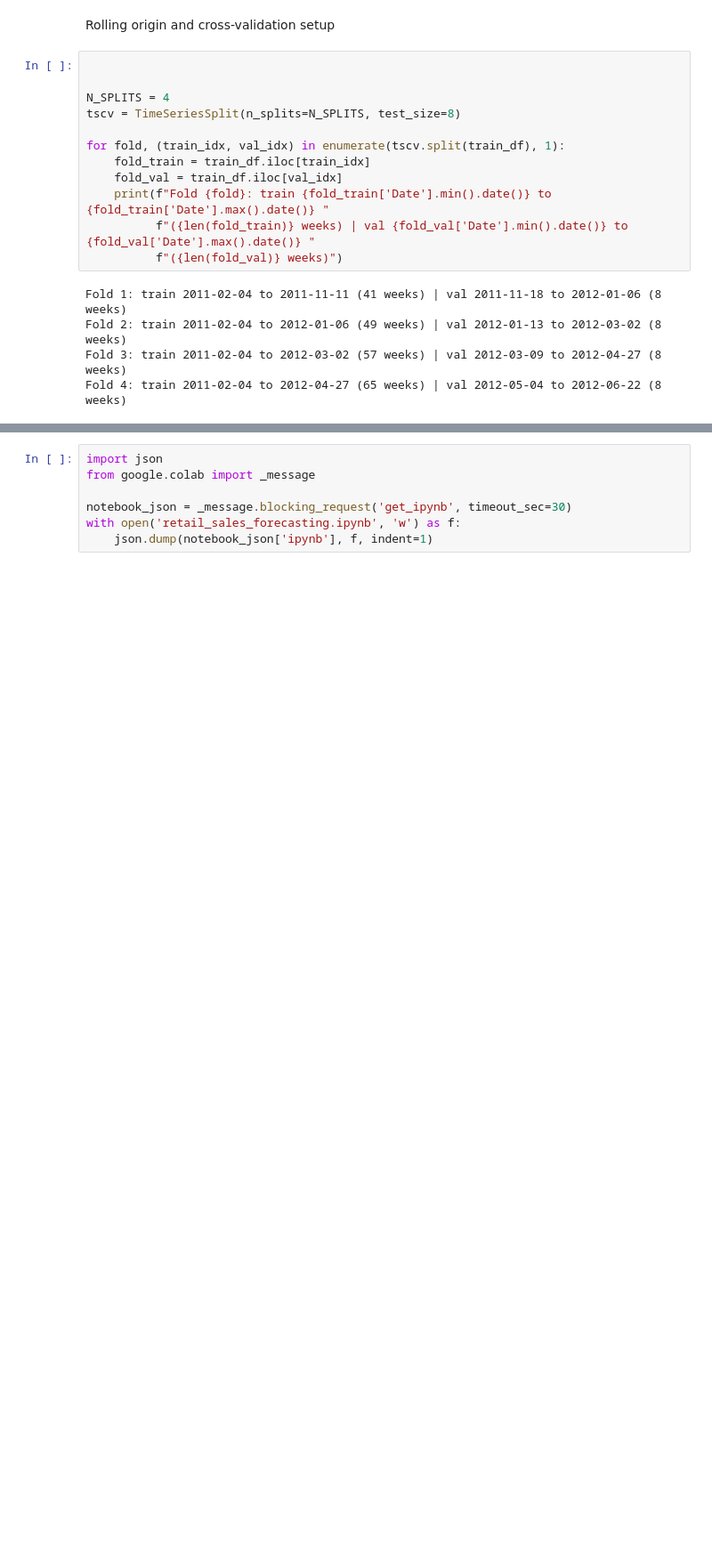
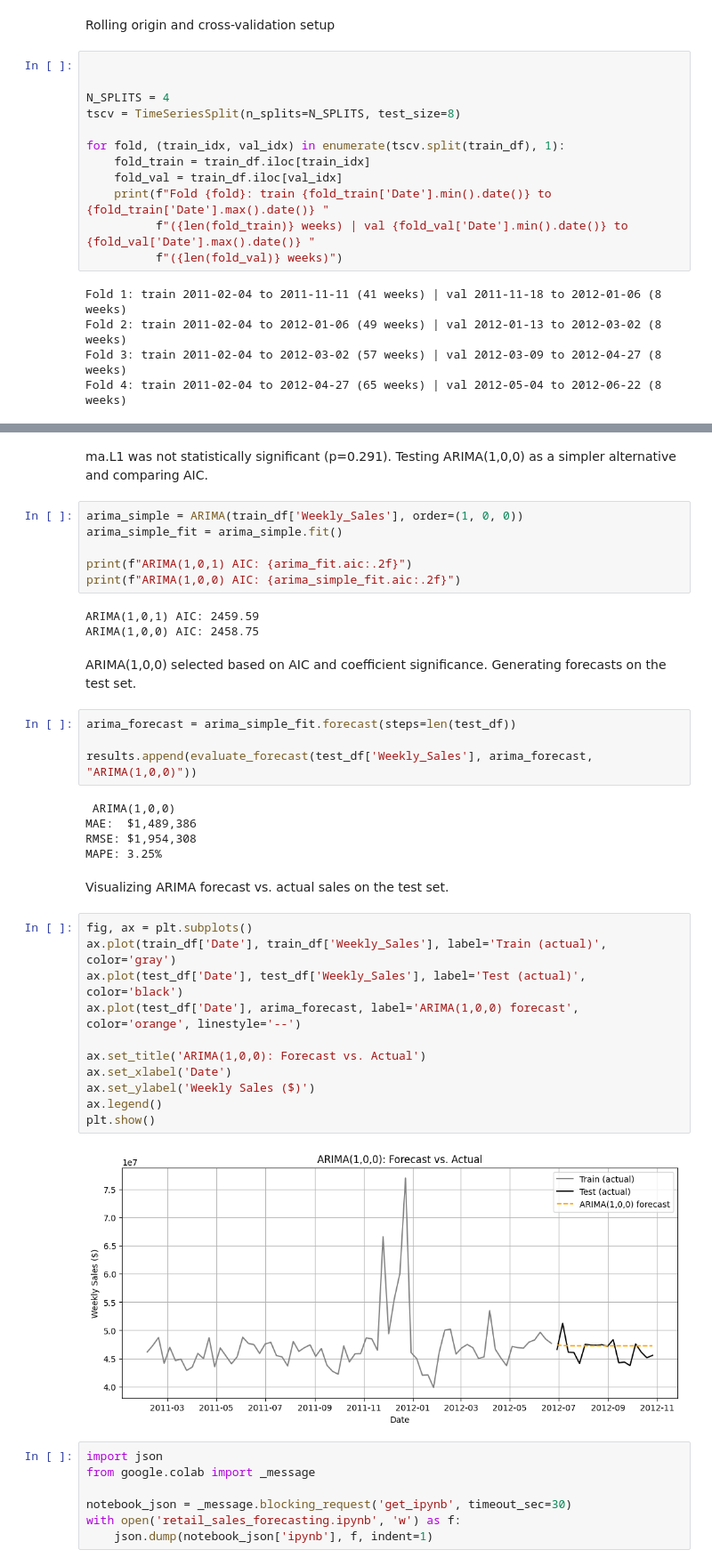
Before and after one commit to Bassey-data/Retail-sales-forecasting, a Jupyter notebook: retail_sales_forecasting.ipynb, the cells around one changed output, grey strips where cells are left out. Shown at 89% size. Saved outputs shown, nothing was run; the diff lists cells and outputs as text; blank space fills up the shorter version.

```diff
--- a/retail_sales_forecasting.ipynb
+++ b/retail_sales_forecasting.ipynb
@@ -532,3 +600,42 @@ Fold 4: train 2011-02-04 to 2012-04-27 (65 weeks) | val 2012-05-04 to 2012-06-22
+# %% [markdown]
+ma.L1 was not statistically significant (p=0.291). Testing ARIMA(1,0,0) as a simpler
+alternative and comparing AIC.
+# %%
+arima_simple = ARIMA(train_df['Weekly_Sales'], order=(1, 0, 0))
+arima_simple_fit = arima_simple.fit()
+
+print(f"ARIMA(1,0,1) AIC: {arima_fit.aic:.2f}")
+print(f"ARIMA(1,0,0) AIC: {arima_simple_fit.aic:.2f}")
+# %% [output]
+ARIMA(1,0,1) AIC: 2459.59
+ARIMA(1,0,0) AIC: 2458.75
+# %% [markdown]
+ARIMA(1,0,0) selected based on AIC and coefficient significance. Generating forecasts on
+the test set.
+# %%
+arima_forecast = arima_simple_fit.forecast(steps=len(test_df))
+
+results.append(evaluate_forecast(test_df['Weekly_Sales'], arima_forecast, "ARIMA(1,0,0)"))
+# %% [output]
+ ARIMA(1,0,0)
+MAE:  $1,489,386
+RMSE: $1,954,308
+MAPE: 3.25%
+# %% [markdown]
+Visualizing ARIMA forecast vs. actual sales on the test set.
+# %%
+fig, ax = plt.subplots()
+ax.plot(train_df['Date'], train_df['Weekly_Sales'], label='Train (actual)', color='gray')
+ax.plot(test_df['Date'], test_df['Weekly_Sales'], label='Test (actual)', color='black')
+ax.plot(test_df['Date'], arima_forecast, label='ARIMA(1,0,0) forecast', color='orange', linestyle='--')
+
+ax.set_title('ARIMA(1,0,0): Forecast vs. Actual')
+ax.set_xlabel('Date')
+ax.set_ylabel('Weekly Sales ($)')
+ax.legend()
+plt.show()
+# %% [output]
+[figure, added]
 # %%
 import json
 from google.colab import _message
```
Also changed, not shown: parts of 12 cells of this notebook.
